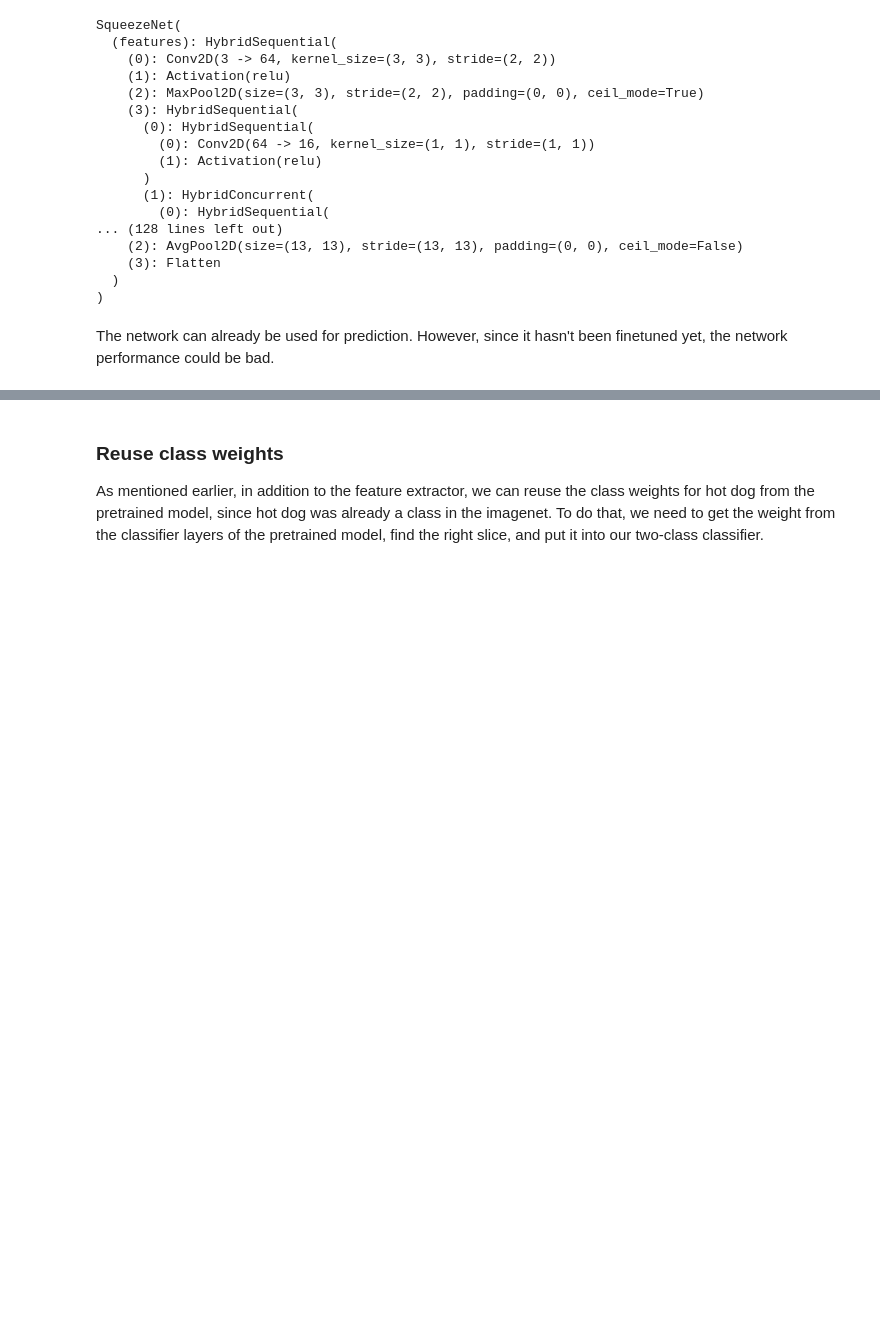
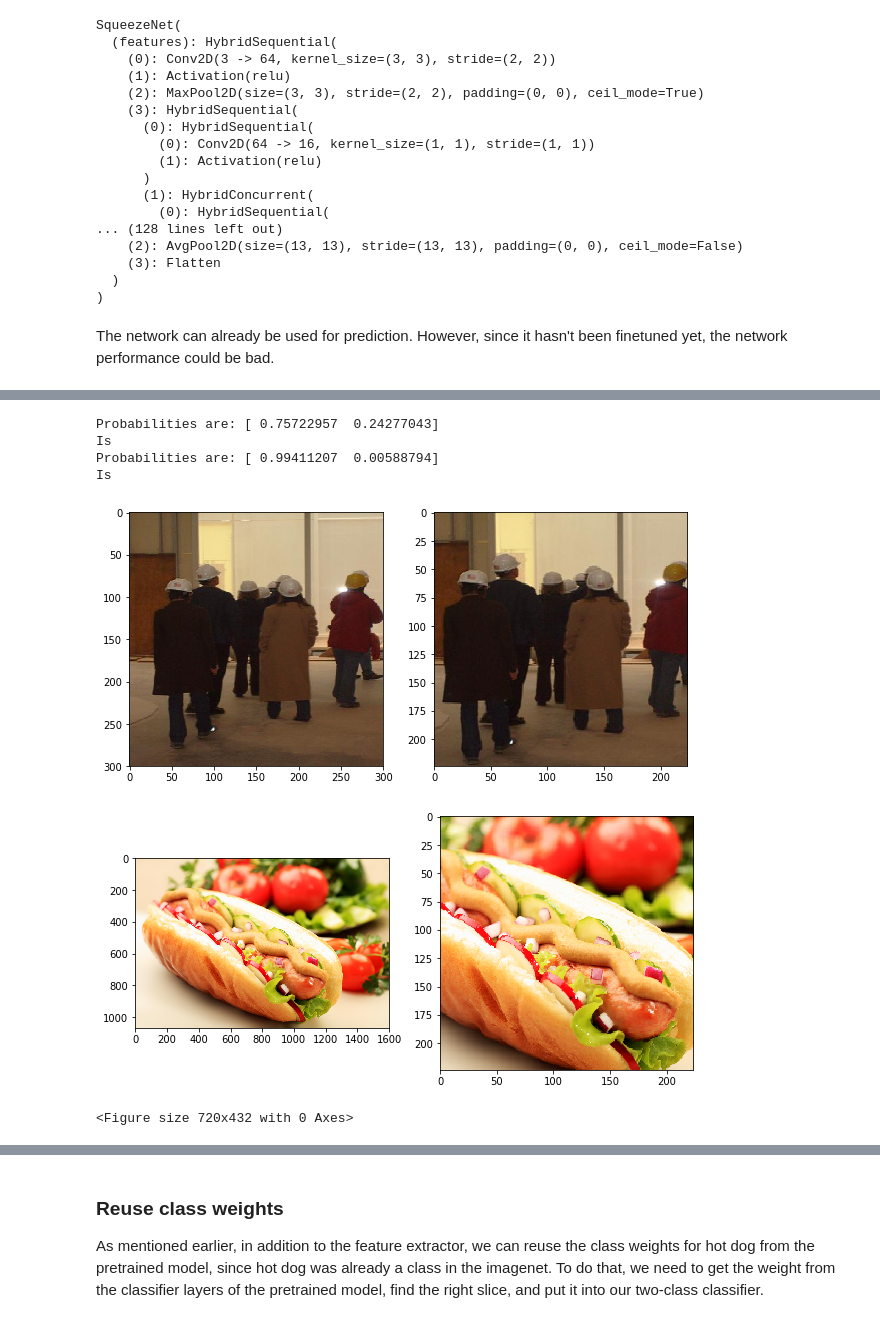
Before and after one commit to Steve--Hunter/DeepLens-Safety-Helmet, a Jupyter notebook: 3. Fine tune existing model.ipynb, the cells around one changed output, grey strips where cells are left out. Cells and saved outputs as stored; diff of their text form; code cells hidden in the pictures; blank space fills up the shorter version.

```diff
--- a/3. Fine tune existing model.ipynb
+++ b/3. Fine tune existing model.ipynb
@@ -217,17 +154,22 @@ Let's download SqueezeNet right now with just a few lines of code.
 from mxnet.gluon import nn
 from mxnet.gluon.model_zoo import vision as models
 
+ctx = mx.cpu() # run on local laptop, with no GPU
+
 # get pretrained squeezenet
-net = models.squeezenet1_1(pretrained=True, prefix='deep_dog_')
+net = models.squeezenet1_1(pretrained=True, prefix='deep_dog_', ctx=ctx)
 # hot dog happens to be a class in imagenet.
 # we can reuse the weight for that class for better performance
 # here's the index for that class for later use
-# Full list https://gist.github.com/aaronpolhamus/964a4411c0906315deb9f4a3723aac57
+# Full list https://gist.github.com/yrevar/942d3a0ac09ec9e5eb3a
 
-imagenet_hotdog_index = 885
+imagenet_hotdog_index = 934
 imagenet_safetyhelmet_index = 518
+imagenet_safetyhelmet_label = 'crash helmet'
+
 
 imagenet_index = imagenet_safetyhelmet_index
+imagenet_label = imagenet_safetyhelmet_label
 # %% [markdown]
 ### DeepDog net
 
@@ -260,7 +202,8 @@ The network can already be used for prediction. However, since it hasn't been fi
 # %%
 from skimage.color import rgba2rgb
 
-def classify_hotdog(net, url):
+def classify_helmet(net, url):
+
     I = io.imread(url)
     if I.shape[2] == 4:
         I = rgba2rgb(I)
@@ -271,6 +214,8 @@ def classify_hotdog(net, url):
     image, _ = mx.image.center_crop(image, (224, 224))
     plt.subplot(1, 2, 2)
     plt.imshow(image.asnumpy())
+    plt.figure()
+
     image = mx.image.color_normalize(image.astype(np.float32)/255,
                                      mean=mx.nd.array([0.485, 0.456, 0.406]),
                                      std=mx.nd.array([0.229, 0.224, 0.225]))
@@ -279,7 +224,7 @@ def classify_hotdog(net, url):
     out = mx.nd.SoftmaxActivation(net(image))
     print('Probabilities are: '+str(out[0].asnumpy()))
     result = np.argmax(out.asnumpy())
-    outstring = ['Not!', 'Is!']
+    outstring = ['Is', 'Is not!']
     print(outstring[result])
 # %%
 def plot_mx_array(array):
@@ -297,0 +249,11 @@ plot_mx_array(train_image)
+# %%
+classify_helmet(deep_dog_net, './images/helmet/109.jpg')
+classify_helmet(deep_dog_net, './trials/mxnet-the-straight-dope/img/real_hotdog.jpg')
+# %% [output]
+Probabilities are: [ 0.75722957  0.24277043]
+Is
+Probabilities are: [ 0.99411207  0.00588794]
+Is
+[figure, added]
+[figure, added]
+<Figure size 720x432 with 0 Axes>
```
Also changed, not shown: parts of 23 cells of this notebook, 17 other files.
